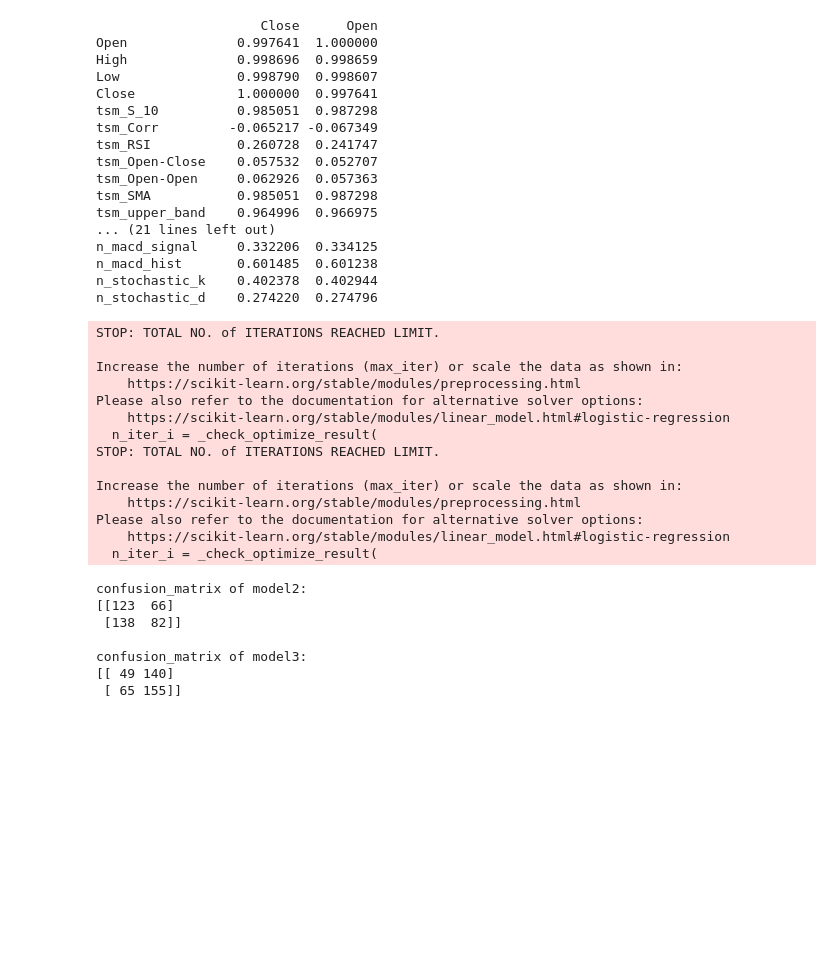
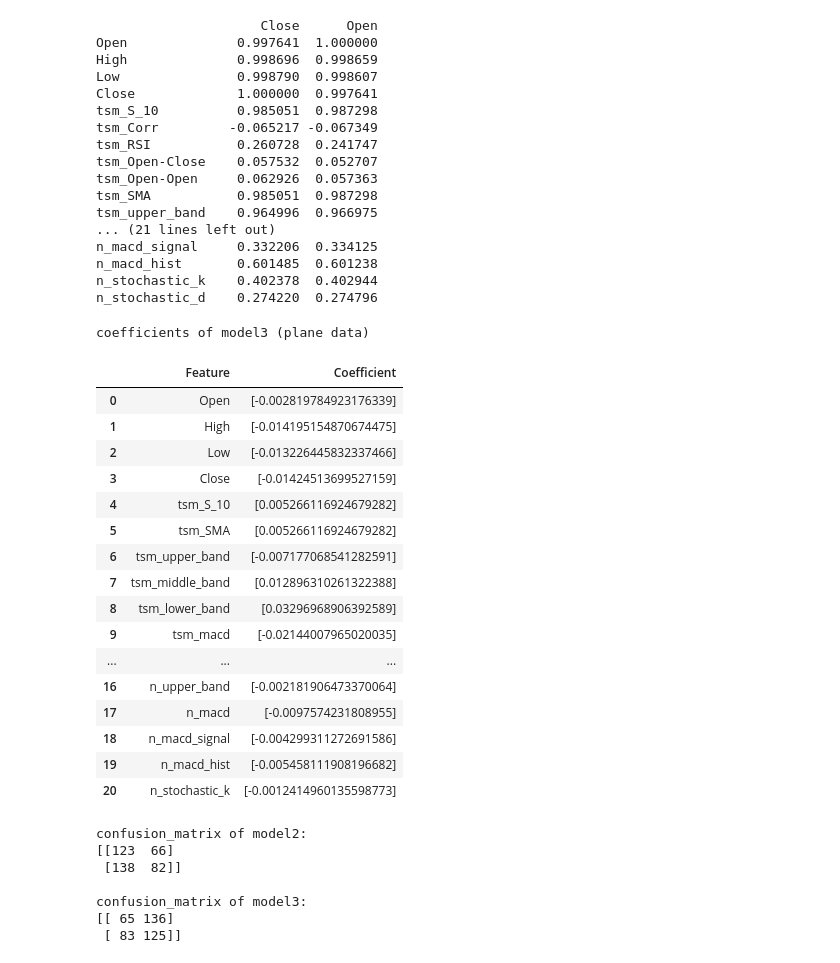
Before and after one commit to Thanawat-L/DADS, a Jupyter notebook: DADS6003_ML_week05_yfinance_02.ipynb, the cells around one changed output. Drawn from its saved outputs; the diff is of its cells as text; code cells hidden in the pictures; blank space fills up the shorter version.

```diff
--- a/DADS6003_ML_week05_yfinance_02.ipynb
+++ b/DADS6003_ML_week05_yfinance_02.ipynb
@@ -139,59 +143,68 @@ model2 = LogisticRegression()
 model2 = model2.fit (X2_train,y2_train)
 
 #Coefficients
 #coefficients2 = pd.DataFrame(zip(X2.columns, np.transpose(model2.coef_)), columns=['Feature', 'Coefficient'])
 #print(f'\n-----------------------------------\ncoefficients of model2 (follow the example)')
 #display(coefficients2)
 
 #Add other indicatoe model
 #Define X, y
 corl = pd.DataFrame(correlation['Close'])
-lst = [i for i, r in corl.iterrows() if r['Close'] > 0.1] #ตัด feature ที่ corr ต่ำทิ้ง
+lst = [i for i, r in corl.iterrows() if r['Close'] > 0.3] #ตัด feature ที่ corr ต่ำทิ้ง
 df1 = df.copy()
 df1 = df1[lst]
+df1['y'] = np.where(df1['Close'].shift(-1) > df1['Close'],1,-1)
 #df1 = df1.iloc[:,:18] #ลงอตัด NVIDIA ออก
 
 #Standard scaler
 std_scaler = StandardScaler()
 mm_scaler = MinMaxScaler()
 
-X3 = df1
-#X3 = pd.DataFrame(std_scaler.fit_transform(df1.copy()))
-#X3 = pd.DataFrame(mm_scaler.fit_transform(df1.copy()))
-y3 = np.where(df1['Close'].shift(-1) > df1['Close'],1,-1)
+X3 = df1.iloc[:,:-1]
+#X3 = pd.DataFrame(std_scaler.fit_transform(df1.iloc[:,:-1].copy()))
+#X3 = pd.DataFrame(mm_scaler.fit_transform(df1.iloc[:,:-1].copy()))
+y3 = df1.iloc[:,-1:]
 
 #Split dataset
-X3_train, X3_test, y3_train, y3_test = X3[:split], X3[split:], y3[:split], y3[split:]
+train, test = train_test_split(df1, test_size = 0.3, random_state = 0, stratify = df1['y']) #stratify คือแบ่งสัดส่วนของ keys columns ให้เท่ากัน
+X3_train = train[train.columns[:-1]]
+y3_train = train[train.columns[-1:]]
+X3_test = test[test.columns[:-1]]
+y3_test = test[test.columns[-1:]]
 
 #Fit Model
 model3 = LogisticRegression()
 model3 = model3.fit (X3_train,y3_train)
 
 #ทดลองปรับ Coefficients
 coefficients3 = pd.DataFrame(zip(X3.columns, np.transpose(model3.coef_)), columns=['Feature', 'Coefficient'])
 
-for index, row in coefficients3.iterrows():
-    close_value = pd.DataFrame(correlation['Close']).iloc[index, 0]
-    updated_coefficient = row['Coefficient'] * close_value
-    coefficients3.at[index, 'Coefficient'] = updated_coefficient
+#for index, row in coefficients3.iterrows():
+    #close_value = pd.DataFrame(correlation['Close']).iloc[index, 0]
+    #updated_coefficient = row['Coefficient'] * close_value
+    #coefficients3.at[index, 'Coefficient'] = updated_coefficient
 
-#print(f'coefficients of model3 (plane data)')
-#display(coefficients3)
+print(f'coefficients of model3 (plane data)')
+display(coefficients3)
 # %% [output]
-STOP: TOTAL NO. of ITERATIONS REACHED LIMIT.
-
-Increase the number of iterations (max_iter) or scale the data as shown in:
-    https://scikit-learn.org/stable/modules/preprocessing.html
-Please also refer to the documentation for alternative solver options:
-    https://scikit-learn.org/stable/modules/linear_model.html#logistic-regression
-  n_iter_i = _check_optimize_result(
-STOP: TOTAL NO. of ITERATIONS REACHED LIMIT.
-
-Increase the number of iterations (max_iter) or scale the data as shown in:
-    https://scikit-learn.org/stable/modules/preprocessing.html
-Please also refer to the documentation for alternative solver options:
-    https://scikit-learn.org/stable/modules/linear_model.html#logistic-regression
-  n_iter_i = _check_optimize_result(
+coefficients of model3 (plane data)
+|  | Feature | Coefficient |
+| 0 | Open | [-0.002819784923176339] |
+| 1 | High | [-0.014195154870674475] |
+| 2 | Low | [-0.013226445832337466] |
+| 3 | Close | [-0.01424513699527159] |
+| 4 | tsm_S_10 | [0.005266116924679282] |
+| 5 | tsm_SMA | [0.005266116924679282] |
+| 6 | tsm_upper_band | [-0.007177068541282591] |
+| 7 | tsm_middle_band | [0.012896310261322388] |
+| 8 | tsm_lower_band | [0.03296968906392589] |
+| 9 | tsm_macd | [-0.02144007965020035] |
+| ... | ... | ... |
+| 16 | n_upper_band | [-0.002181906473370064] |
+| 17 | n_macd | [-0.0097574231808955] |
+| 18 | n_macd_signal | [-0.004299311272691586] |
+| 19 | n_macd_hist | [-0.005458111908196682] |
+| 20 | n_stochastic_k | [-0.0012414960135598773] |
 # %%
 #Confusion Matrix
 prediction2 = model2.predict(X2_test)
@@ -208,8 +221,8 @@ confusion_matrix of model2:
  [138  82]]
 
 confusion_matrix of model3:
-[[ 49 140]
- [ 65 155]]
+[[ 65 136]
+ [ 83 125]]
 # %%
 #Performance
 print(f'\n-------------------------\nPerformance of model2: \n{metrics.classification_report(y2_test, prediction2)}')
```
Also changed, not shown: parts of 4 cells of this notebook.
